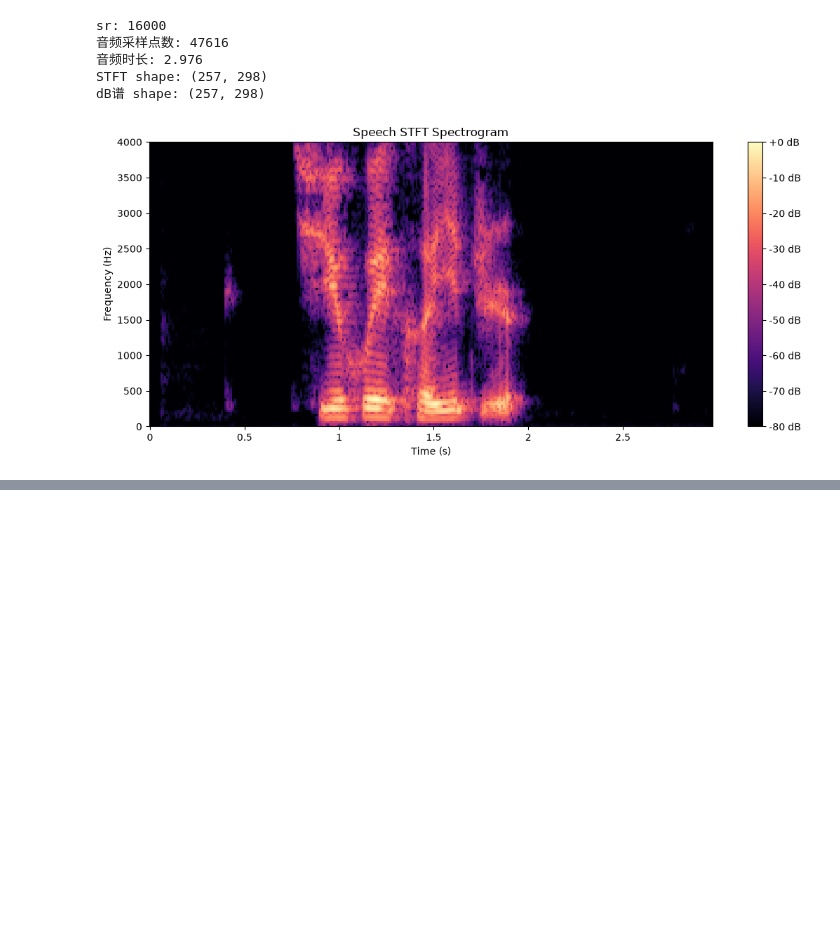
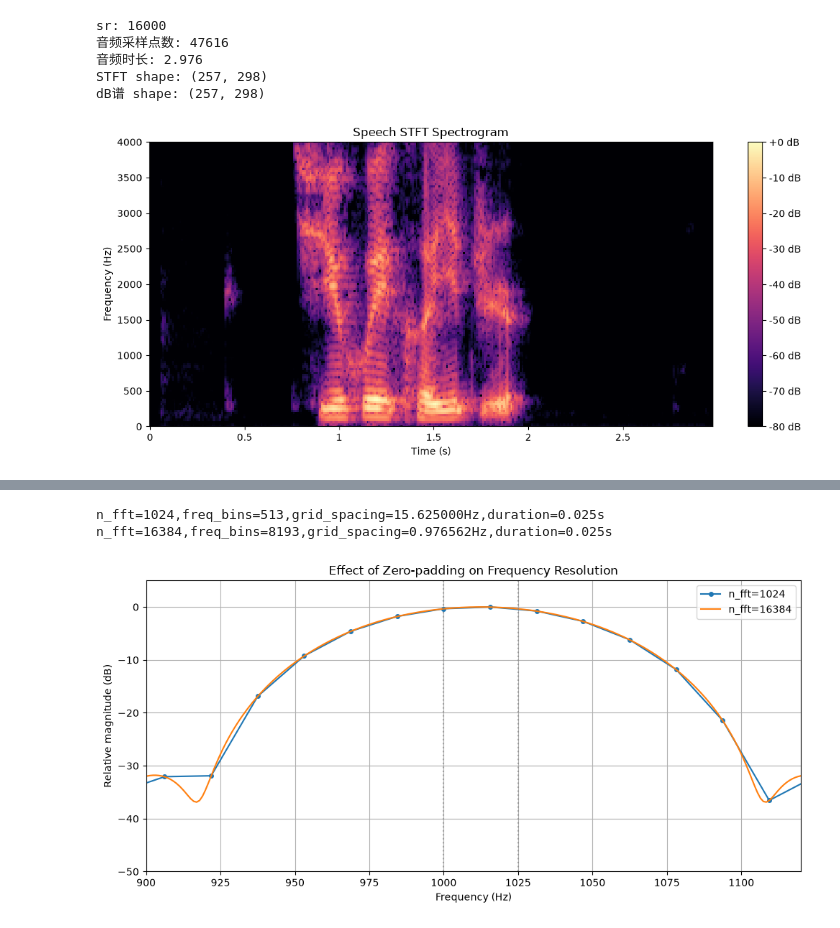
Before and after one commit to fallwind1/speech-ai-learning, a Jupyter notebook: notebooks/stft.ipynb, the cells around one changed output, grey strips where cells are left out. Saved outputs shown, nothing was run; the diff lists cells and outputs as text; code cells hidden in the pictures; blank space fills up the shorter version.

```diff
--- a/notebooks/stft.ipynb
+++ b/notebooks/stft.ipynb
@@ -255,0 +322,73 @@ plt.show()
+# %%
+#W5D3实验2
+import numpy as np
+import matplotlib.pyplot as plt
+
+sr = 16000
+f1 = 1000
+f2 = 1025
+
+win_length = 400
+n_fft_list = [1024,16384]
+
+t = np.arange(win_length) / sr
+
+x = (
+    np.sin(2*np.pi*f1*t) +
+    np.sin(2*np.pi*f2*t)
+)
+
+window = np.hanning(win_length)
+x_win = x * window
+
+plt.figure(figsize=(10,5))
+
+for n_fft in n_fft_list:
+    X = np.fft.rfft(x_win,n=n_fft)
+    freqs = np.fft.rfftfreq(n_fft,d=1/sr)
+
+    mag = np.abs(X)
+    mag = mag / mag.max()
+
+    db = 20 * np.log10(mag + 1e-12)
+
+    print(
+        f"n_fft={n_fft},"
+        f"freq_bins={len(freqs)},"
+        f"grid_spacing={sr/n_fft:.6f}Hz,"
+        f"duration={win_length/sr:.3f}s"
+    )
+
+    if n_fft == 1024:
+        plt.plot(
+            freqs,
+            db,
+            "o-",
+            markersize=4,
+            label=f"n_fft={n_fft}"
+        )
+    else:
+        plt.plot(
+            freqs,
+            db,
+            label=f"n_fft={n_fft}"
+        )
+
+#标出真实频率
+plt.axvline(1000,color="gray",linestyle=":",alpha=0.6)
+plt.axvline(1025,color="gray",linestyle=":",alpha=0.6)
+
+plt.xlim(900, 1120)
+plt.ylim(-50, 5)
+
+plt.xlabel("Frequency (Hz)")
+plt.ylabel("Relative magnitude (dB)")
+plt.title("Effect of Zero-padding on Frequency Resolution")
+plt.legend()
+plt.grid(True)
+plt.tight_layout()
+plt.show()
+# %% [output]
+n_fft=1024,freq_bins=513,grid_spacing=15.625000Hz,duration=0.025s
+n_fft=16384,freq_bins=8193,grid_spacing=0.976562Hz,duration=0.025s
+[figure, added]
```
Also changed, not shown: parts of 2 cells of this notebook, 3 other files.
